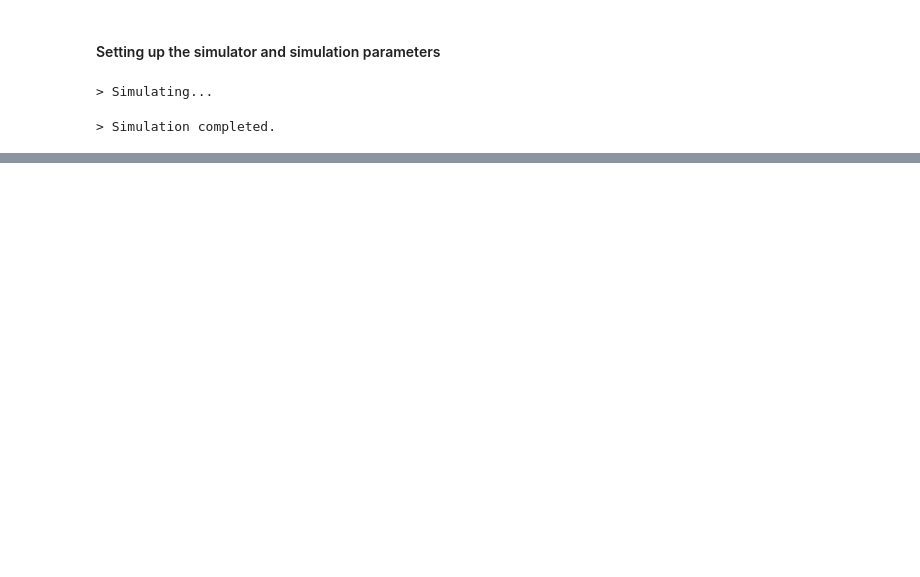
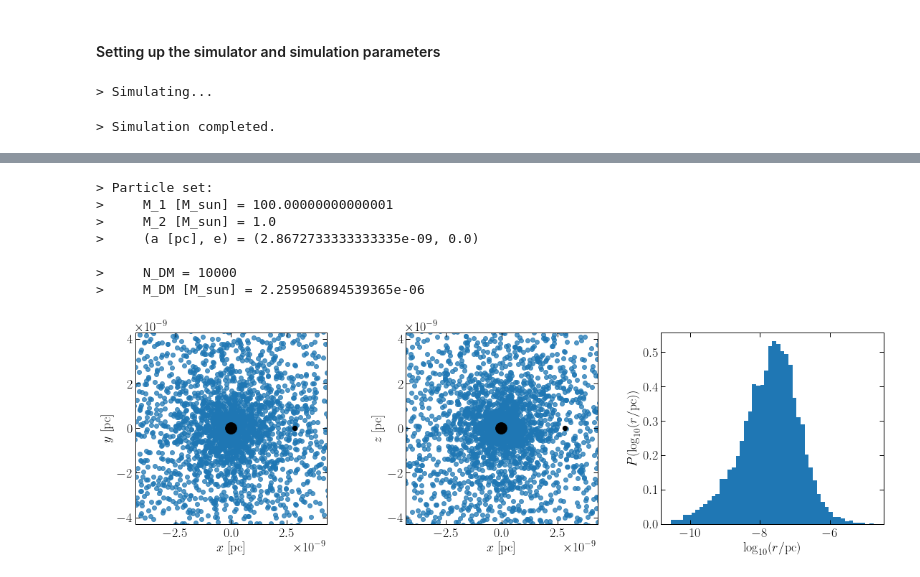
Before and after one commit to bradkav/NbodyIMRI, a Jupyter notebook: examples/Examples_Dressed_Binary.ipynb, the cells around one changed output, grey strips where cells are left out. Drawn from its saved outputs; the diff is of its cells as text; code cells hidden in the pictures; blank space fills up the shorter version.

```diff
--- a/examples/Examples_Dressed_Binary.ipynb
+++ b/examples/Examples_Dressed_Binary.ipynb
@@ -70,0 +75,27 @@ Here, we can see changes in the energy of the binary (or equivalently the semi-m
+# %%
+M_1 = 1e2*u.Msun
+M_2 = 1*u.Msun
+
+r_isco = tools.calc_risco(M_1)
+
+a_i = 100*r_isco
+e_i = 0.0
+
+rho_6 = 1e16*u.Msun/u.pc**3 #Normalisation of the spike
+r_t  = 20*a_i   #Artificial truncation radius of the spike
+
+N_DM = 10000
+# %%
+p_binary = particles.particles_in_binary(M_1, M_2, a_i, e_i, N_DM = N_DM, rho_6 = rho_6, r_t=r_t)
+
+p_binary.summary()
+p_binary.plot()
+# %% [output]
+> Particle set:
+>     M_1 [M_sun] = 100.00000000000001
+>     M_2 [M_sun] = 1.0
+>     (a [pc], e) = (2.8672733333333335e-09, 0.0)
+
+>     N_DM = 10000
+>     M_DM [M_sun] = 2.259506894539365e-06
+[figure, added]
```
Also changed, not shown: parts of 11 cells of this notebook, 7 other files.
